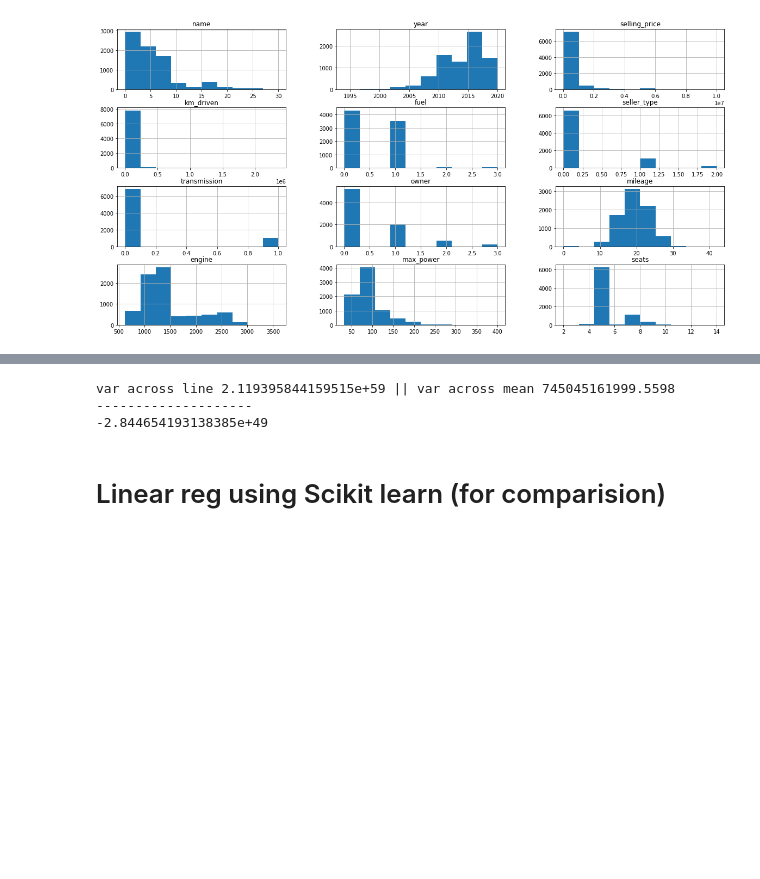
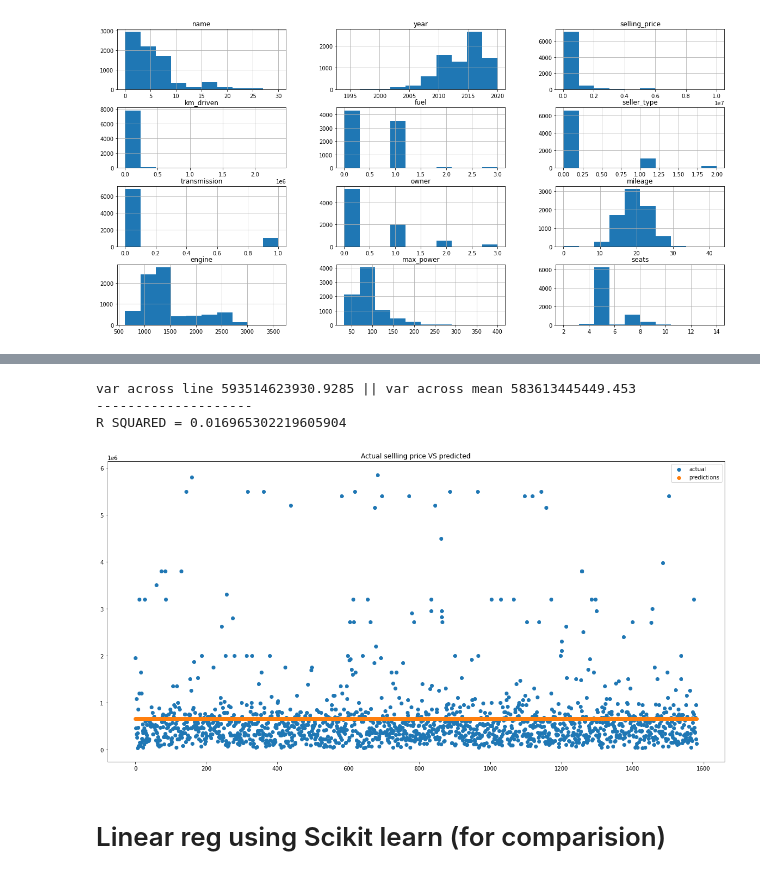
Before and after one commit to sreeharshaparuchur1/neuralNets, a Jupyter notebook: Linear Regression/linearRegression_carPrices.ipynb, the cells around one changed output, grey strips where cells are left out. Drawn from its saved outputs; the diff is of its cells as text; code cells hidden in the pictures; blank space fills up the shorter version.

```diff
--- a/Linear Regression/linearRegression_carPrices.ipynb
+++ b/Linear Regression/linearRegression_carPrices.ipynb
@@ -398,11 +443,20 @@ slope, coeff
 # %%
 r2 = linearReg.R2_val(x_test, y_test)
 print("-"*20)
-print(r2)
+print(f"R SQUARED = {r2}")
 # %% [output]
-var across line 2.119395844159515e+59 || var across mean 745045161999.5598
+var across line 593514623930.9285 || var across mean 583613445449.453
 --------------------
--2.844654193138385e+49
+R SQUARED = 0.016965302219605904
+# %%
+fig, ax = plt.subplots()
+ax.scatter([x for x in range(y_test.shape[0])], y_test, label="actual")
+ax.scatter([x for x in range(linearReg.predictions.shape[1])], linearReg.predictions, label = "predictions")
+ax.legend()
+plt.title("Actual sellling price VS predicted")
+plt.show()
+# %% [output]
+[figure, added]
 # %% [markdown]
 # Linear reg using Scikit learn (for comparision)
 # %%
```
Also changed, not shown: parts of 9 cells of this notebook.
